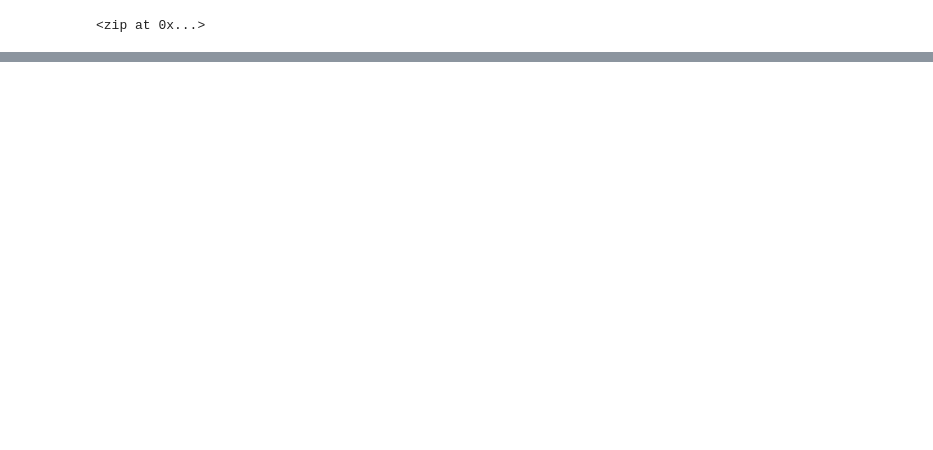
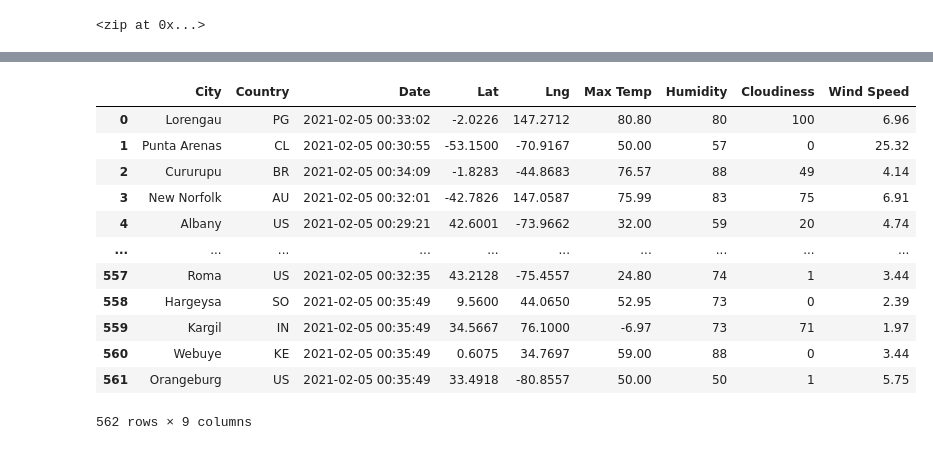
Before and after one commit to Aryanakh7/World_Weather_Analysis, a Jupyter notebook: WeatherPy.ipynb, the cells around one changed output, grey strips where cells are left out. Saved outputs shown, nothing was run; the diff lists cells and outputs as text; code cells hidden in the pictures; blank space fills up the shorter version.

Commit message:
Adding weather_data

```diff
--- a/WeatherPy.ipynb
+++ b/WeatherPy.ipynb
@@ -33,0 +40,4 @@ len(cities)
+# %%
+# Starting URL for Weather Map API Call.
+url = "http://api.openweathermap.org/data/2.5/weather?units=Imperial&APPID=" + weather_api_key
+print(url)
@@ -33,0 +49,10 @@ len(cities)
+# %%
+# Create an empty list to hold the weather data.
+city_data = []
+# Print the beginning of the logging.
+print("Beginning Data Retrieval     ")
+print("-----------------------------")
+
+# Create counters.
+record_count = 1
+set_count = 1
@@ -33,0 +130,4 @@ len(cities)
+# %%
+# Convert the array of dictionaries to a Pandas DataFrame.
+city_data_df = pd.DataFrame(city_data)
+city_data_df.head(10)
@@ -33,0 +146,20 @@ len(cities)
+# %%
+new_column_order = ["City", "Country", "Date", "Lat", "Lng", "Max Temp", "Humidity", "Cloudiness", "Wind Speed"]
+
+city_data_df = city_data_df[new_column_order]
+
+city_data_df
+# %% [output]
+|  | City | Country | Date | Lat | Lng | Max Temp | Humidity | Cloudiness | Wind Speed |
+| 0 | Lorengau | PG | 2021-02-05 00:33:02 | -2.0226 | 147.2712 | 80.80 | 80 | 100 | 6.96 |
+| 1 | Punta Arenas | CL | 2021-02-05 00:30:55 | -53.1500 | -70.9167 | 50.00 | 57 | 0 | 25.32 |
+| 2 | Cururupu | BR | 2021-02-05 00:34:09 | -1.8283 | -44.8683 | 76.57 | 88 | 49 | 4.14 |
+| 3 | New Norfolk | AU | 2021-02-05 00:32:01 | -42.7826 | 147.0587 | 75.99 | 83 | 75 | 6.91 |
+| 4 | Albany | US | 2021-02-05 00:29:21 | 42.6001 | -73.9662 | 32.00 | 59 | 20 | 4.74 |
+| ... | ... | ... | ... | ... | ... | ... | ... | ... | ... |
+| 557 | Roma | US | 2021-02-05 00:32:35 | 43.2128 | -75.4557 | 24.80 | 74 | 1 | 3.44 |
+| 558 | Hargeysa | SO | 2021-02-05 00:35:49 | 9.5600 | 44.0650 | 52.95 | 73 | 0 | 2.39 |
+| 559 | Kargil | IN | 2021-02-05 00:35:49 | 34.5667 | 76.1000 | -6.97 | 73 | 71 | 1.97 |
+| 560 | Webuye | KE | 2021-02-05 00:35:49 | 0.6075 | 34.7697 | 59.00 | 88 | 0 | 3.44 |
+| 561 | Orangeburg | US | 2021-02-05 00:35:49 | 33.4918 | -80.8557 | 50.00 | 50 | 1 | 5.75 |
+562 rows × 9 columns
```
Also changed, not shown: parts of 8 cells of this notebook, 1 other file.
